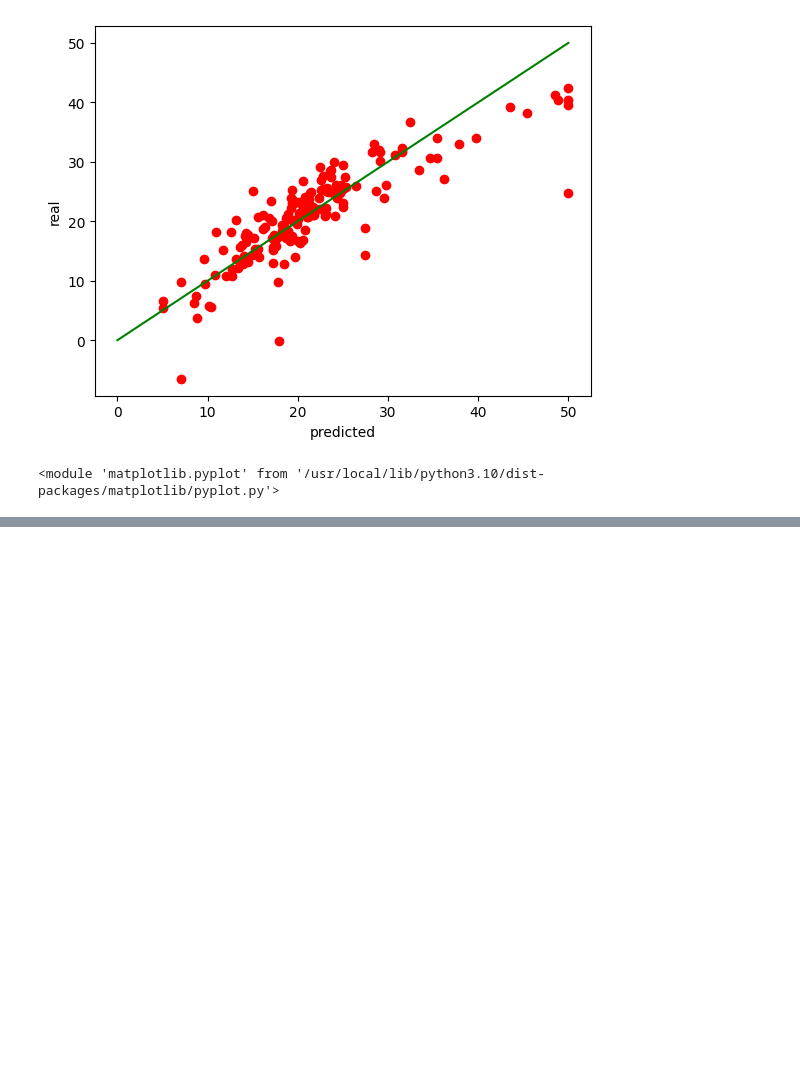
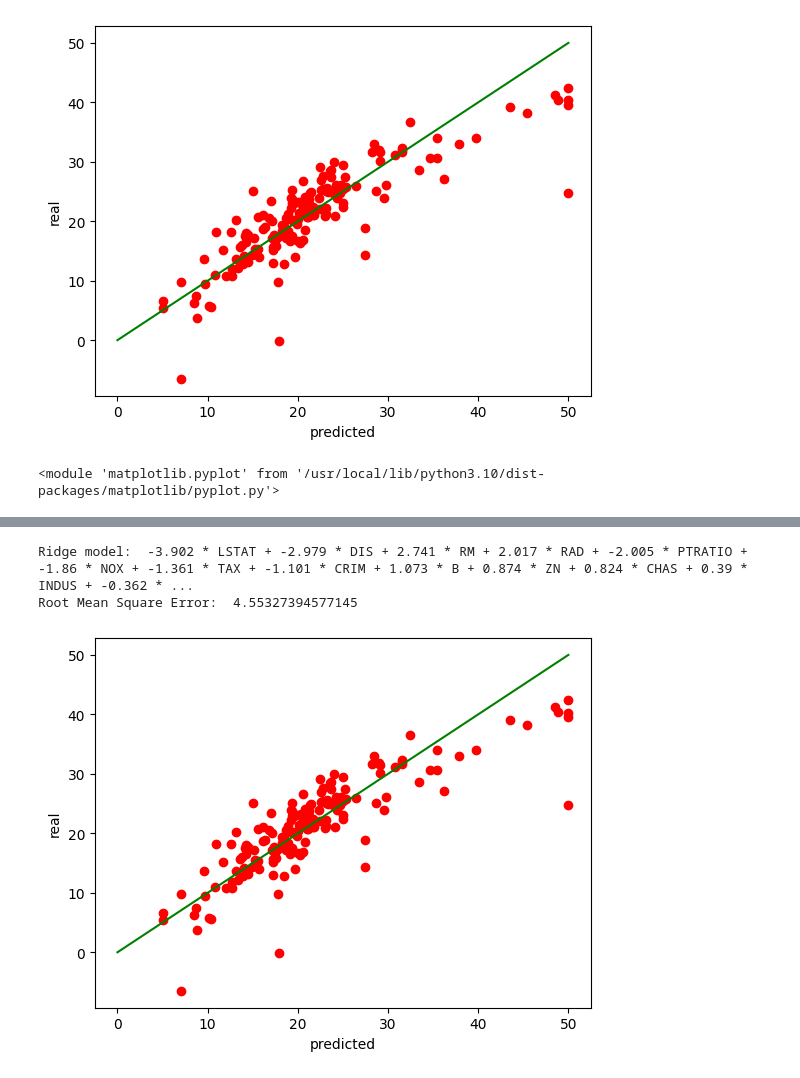
Before and after one commit to himurali/30-days-of-react, a Jupyter notebook: Boston_housing_linearregression.ipynb, the cells around one changed output, grey strips where cells are left out. Cells and saved outputs as stored; diff of their text form; code cells hidden in the pictures; blank space fills up the shorter version.

```diff
--- a/Boston_housing_linearregression.ipynb
+++ b/Boston_housing_linearregression.ipynb
@@ -134,0 +155,18 @@ Root Mean Square Error: 4.552364598463066
+# %%
+ridge = Ridge(fit_intercept=True, alpha=.3)
+
+# Train the model using the training sets
+ridge.fit(X_train, Y_train)
+
+print ("Ridge model: ", pretty_print_linear(ridge.coef_, names, sort = True))
+
+# Predict the values using the model
+Y_ridge_predict = ridge.predict(X_test)
+
+# Print the root mean square error
+print ("Root Mean Square Error: ", root_mean_square_error(Y_ridge_predict,Y_test))
+plot_real_vs_predicted(Y_test,Y_ridge_predict)
+# %% [output]
+Ridge model:  -3.902 * LSTAT + -2.979 * DIS + 2.741 * RM + 2.017 * RAD + -2.005 * PTRATIO + -1.86 * NOX + -1.361 * TAX + -1.101 * CRIM + 1.073 * B + 0.874 * ZN + 0.824 * CHAS + 0.39 * INDUS + -0.362 * ...
+Root Mean Square Error:  4.55327394577145
+[figure, added]
```
Also changed, not shown: parts of 5 cells of this notebook.
